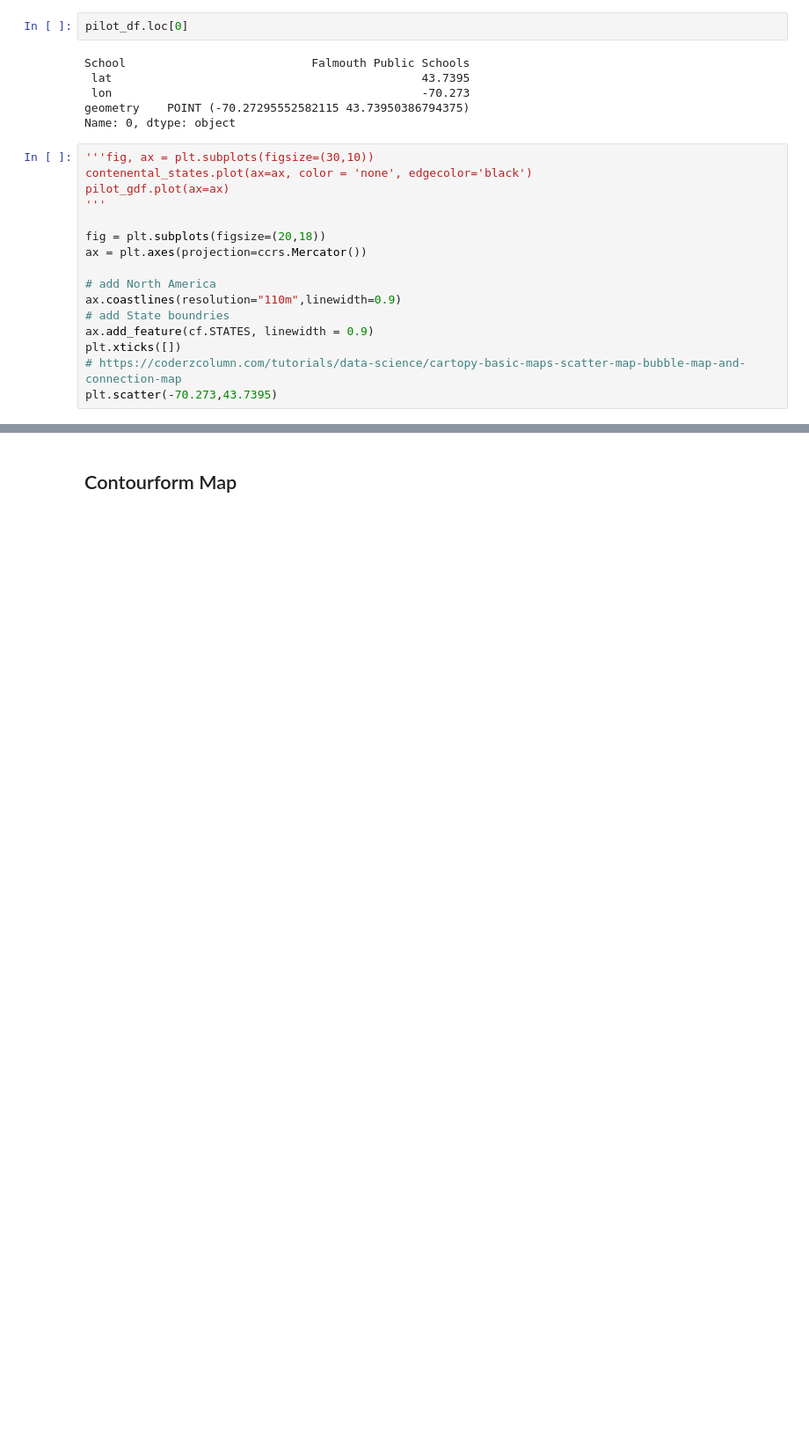
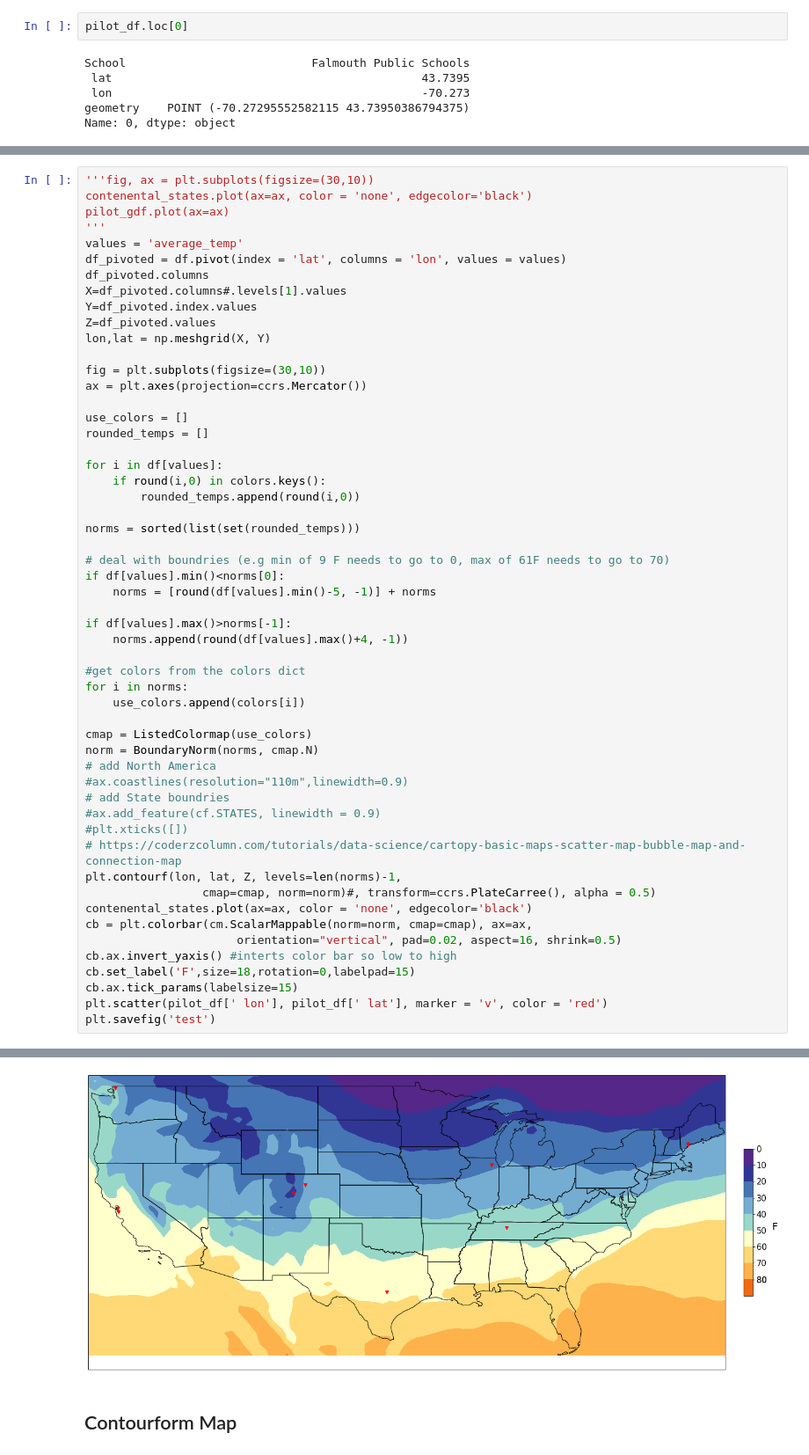
Before and after one commit to Harris-2020-Grad-Side-Projects/US-schoolday-temperatures, a Jupyter notebook: build/map_temperature.ipynb, the cells around one changed output, grey strips where cells are left out. Shown at 88% size. Cells and saved outputs as stored; diff of their text form; blank space fills up the shorter version.

```diff
--- a/build/map_temperature.ipynb
+++ b/build/map_temperature.ipynb
@@ -106,19 +106,3 @@ School                           Falmouth Public Schools
  lon                                             -70.273
 geometry    POINT (-70.27295552582115 43.73950386794375)
 Name: 0, dtype: object
-# %%
-'''fig, ax = plt.subplots(figsize=(30,10))
-contenental_states.plot(ax=ax, color = 'none', edgecolor='black')
-pilot_gdf.plot(ax=ax)
-'''
-
-fig = plt.subplots(figsize=(20,18))
-ax = plt.axes(projection=ccrs.Mercator())
-
-# add North America
-ax.coastlines(resolution="110m",linewidth=0.9)
-# add State boundries
-ax.add_feature(cf.STATES, linewidth = 0.9)
-plt.xticks([])
-# https://coderzcolumn.com/tutorials/data-science/cartopy-basic-maps-scatter-map-bubble-map-and-connection-map
-plt.scatter(-70.273,43.7395)
@@ -127,0 +109,55 @@ plt.scatter(-70.273,43.7395)
+# %%
+'''fig, ax = plt.subplots(figsize=(30,10))
+contenental_states.plot(ax=ax, color = 'none', edgecolor='black')
+pilot_gdf.plot(ax=ax)
+'''
+values = 'average_temp'
+df_pivoted = df.pivot(index = 'lat', columns = 'lon', values = values)
+df_pivoted.columns
+X=df_pivoted.columns#.levels[1].values
+Y=df_pivoted.index.values
+Z=df_pivoted.values
+lon,lat = np.meshgrid(X, Y)
+
+fig = plt.subplots(figsize=(30,10))
+ax = plt.axes(projection=ccrs.Mercator())
+
+use_colors = []
+rounded_temps = []
+
+for i in df[values]:
+    if round(i,0) in colors.keys():
+        rounded_temps.append(round(i,0))
+
+norms = sorted(list(set(rounded_temps)))
+
+# deal with boundries (e.g min of 9 F needs to go to 0, max of 61F needs to go to 70)
+if df[values].min()<norms[0]:
+    norms = [round(df[values].min()-5, -1)] + norms
+
+if df[values].max()>norms[-1]:
+    norms.append(round(df[values].max()+4, -1))
+
+#get colors from the colors dict
+for i in norms:
+    use_colors.append(colors[i])
+
+cmap = ListedColormap(use_colors)
+norm = BoundaryNorm(norms, cmap.N)
+# add North America
+#ax.coastlines(resolution="110m",linewidth=0.9)
+# add State boundries
+#ax.add_feature(cf.STATES, linewidth = 0.9)
+#plt.xticks([])
+# https://coderzcolumn.com/tutorials/data-science/cartopy-basic-maps-scatter-map-bubble-map-and-connection-map
+plt.contourf(lon, lat, Z, levels=len(norms)-1,
+                 cmap=cmap, norm=norm)#, transform=ccrs.PlateCarree(), alpha = 0.5)
+contenental_states.plot(ax=ax, color = 'none', edgecolor='black')
+cb = plt.colorbar(cm.ScalarMappable(norm=norm, cmap=cmap), ax=ax,
+                      orientation="vertical", pad=0.02, aspect=16, shrink=0.5)
+cb.ax.invert_yaxis() #interts color bar so low to high
+cb.set_label('F',size=18,rotation=0,labelpad=15)
+cb.ax.tick_params(labelsize=15)
+plt.scatter(pilot_df[' lon'], pilot_df[' lat'], marker = 'v', color = 'red')
+plt.savefig('test')
+# %% [output]
@@ -128,3 +166,4 @@ plt.scatter(-70.273,43.7395)
+[figure, added]
 # %% [markdown]
 ## Contourform Map
 # %%
```
Also changed, not shown: parts of 8 cells of this notebook.
